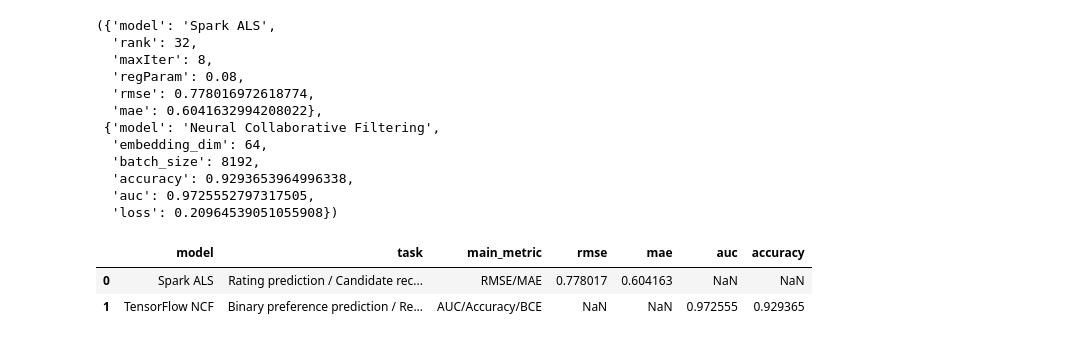
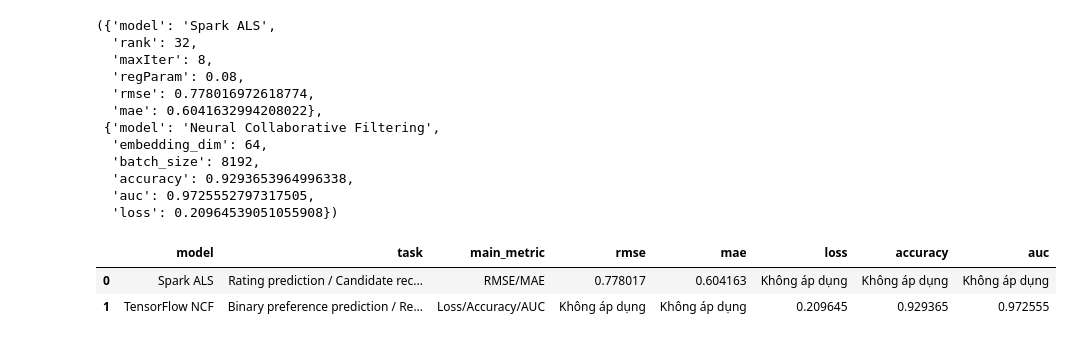
Before and after one commit to Newt-Louis/netflix_recommendation_system, a Jupyter notebook: notebooks/8_evaluate_and_compare_models.ipynb, the cells around one changed output. Cells and saved outputs as stored; diff of their text form; code cells hidden in the pictures.

Commit message:
fix info display for file number 8 + 9

```diff
--- a/notebooks/8_evaluate_and_compare_models.ipynb
+++ b/notebooks/8_evaluate_and_compare_models.ipynb
@@ -27,30 +27,38 @@ als_metrics, ncf_metrics
   'auc': 0.9725552797317505,
   'loss': 0.20964539051055908})
 # %%
+import json
+import math
+import numpy as np
+import pandas as pd
+
 comparison = pd.DataFrame([
     {
         "model": "Spark ALS",
         "task": "Rating prediction / Candidate recommendation",
         "main_metric": "RMSE/MAE",
         "rmse": als_metrics.get("rmse"),
         "mae": als_metrics.get("mae"),
-        "auc": None,
-        "accuracy": None
+        "loss": None,
+        "accuracy": None,
+        "auc": None
     },
     {
         "model": "TensorFlow NCF",
         "task": "Binary preference prediction / Re-ranking",
-        "main_metric": "AUC/Accuracy/BCE",
+        "main_metric": "Loss/Accuracy/AUC",
         "rmse": None,
         "mae": None,
-        "auc": ncf_metrics.get("auc"),
-        "accuracy": ncf_metrics.get("accuracy")
+        "loss": ncf_metrics.get("loss"),
+        "accuracy": ncf_metrics.get("accuracy"),
+        "auc": ncf_metrics.get("auc")
     }
 ])
 
-comparison
+comparison_display = comparison.fillna("Không áp dụng")
+comparison_display
 # %% [output]
-|  | model | task | main_metric | rmse | mae | auc | accuracy |
-| 0 | Spark ALS | Rating prediction / Candidate rec... | RMSE/MAE | 0.778017 | 0.604163 | NaN | NaN |
-| 1 | TensorFlow NCF | Binary preference prediction / Re... | AUC/Accuracy/BCE | NaN | NaN | 0.972555 | 0.929365 |
+|  | model | task | main_metric | rmse | mae | loss | accuracy | auc |
+| 0 | Spark ALS | Rating prediction / Candidate rec... | RMSE/MAE | 0.778017 | 0.604163 | Không áp dụng | Không áp dụng | Không áp dụng |
+| 1 | TensorFlow NCF | Binary preference prediction / Re... | Loss/Accuracy/AUC | Không áp dụng | Không áp dụng | 0.209645 | 0.929365 | 0.972555 |
 # %%
```
Also changed, not shown: parts of 2 cells of this notebook, 1 other file.
